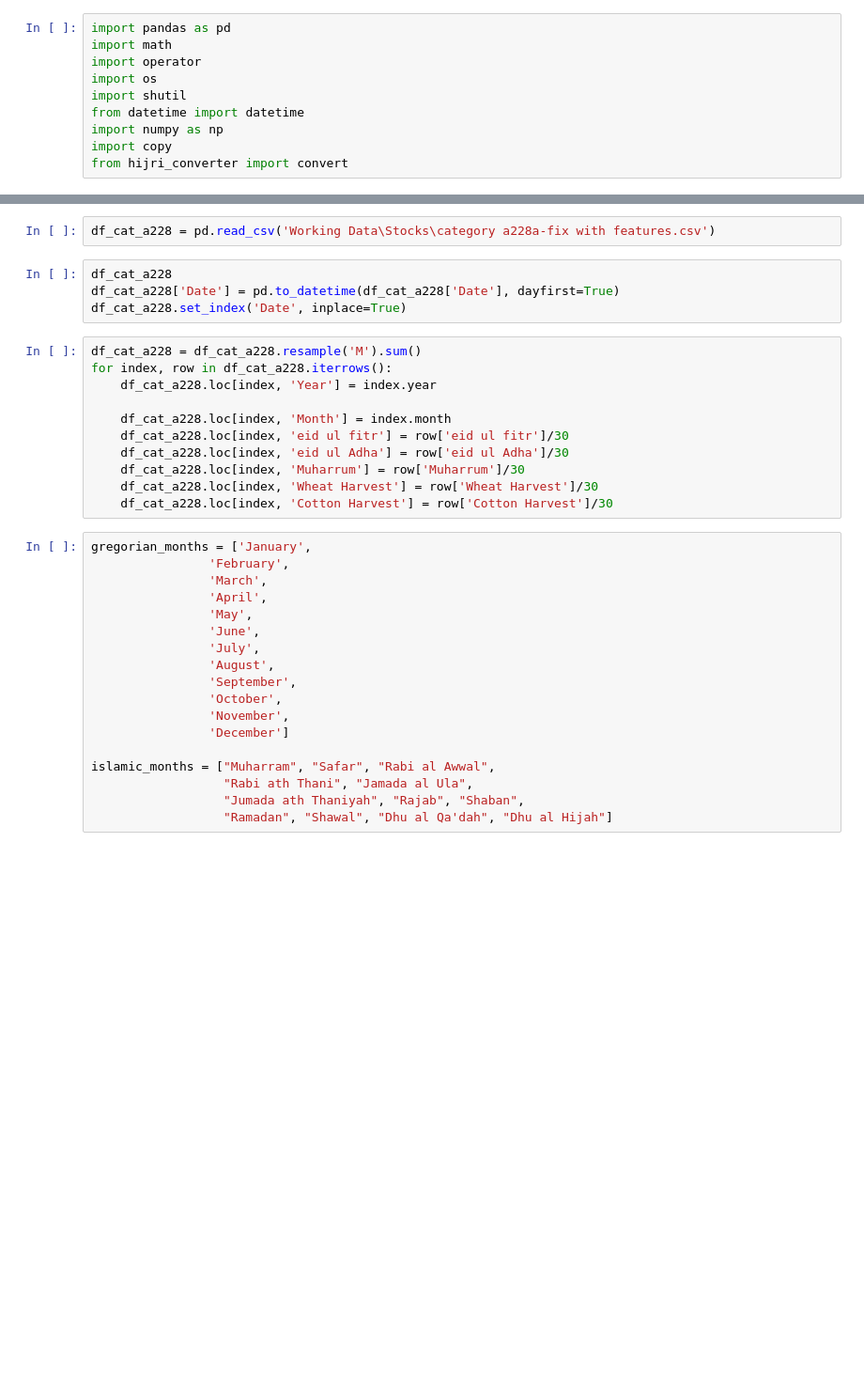
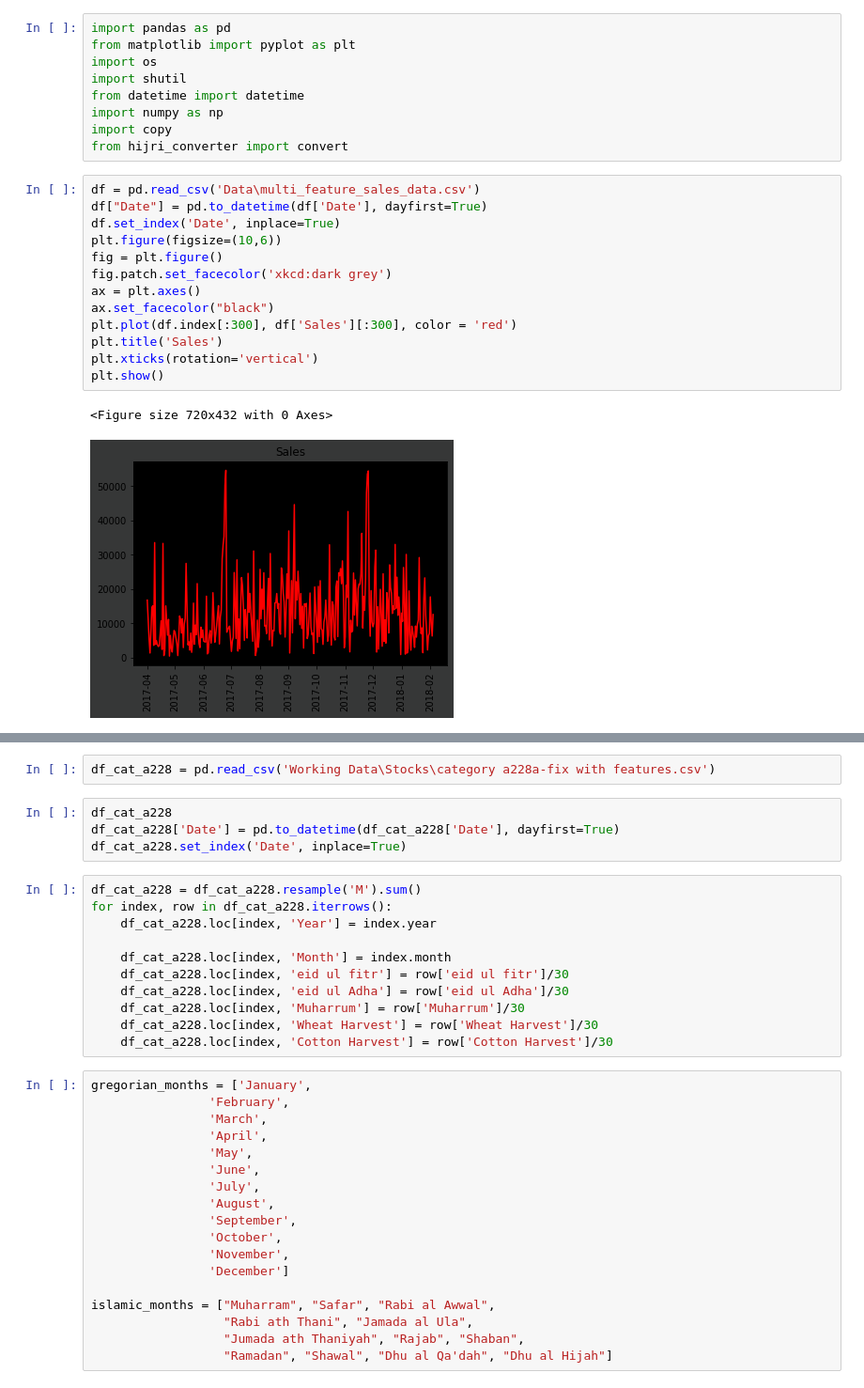
Before and after one commit to hn05012/Capstone-Project-Sales-and-Stock-forecasting, a Jupyter notebook: Rough work/Data_manipulation_stocks.ipynb, the cells around one changed output, grey strips where cells are left out. Shown: that part at 94% size. Cells and saved outputs as stored; diff of their text form; blank space fills up the shorter version.

```diff
--- a/Rough work/Data_manipulation_stocks.ipynb
+++ b/Rough work/Data_manipulation_stocks.ipynb
@@ -1,10 +1,25 @@
 # %%
 import pandas as pd
-import math
-import operator
+from matplotlib import pyplot as plt
 import os
 import shutil
 from datetime import datetime
 import numpy as np
 import copy
 from hijri_converter import convert
+# %%
+df = pd.read_csv('Data\multi_feature_sales_data.csv')
+df["Date"] = pd.to_datetime(df['Date'], dayfirst=True)
+df.set_index('Date', inplace=True)
+plt.figure(figsize=(10,6))
+fig = plt.figure()
+fig.patch.set_facecolor('xkcd:dark grey')
+ax = plt.axes()
+ax.set_facecolor("black")
+plt.plot(df.index[:300], df['Sales'][:300], color = 'red')
+plt.title('Sales')
+plt.xticks(rotation='vertical')
+plt.show()
+# %% [output]
+<Figure size 720x432 with 0 Axes>
+[figure, added]
```
Also changed, not shown: parts of 1 cell of this notebook, 24 other files.
